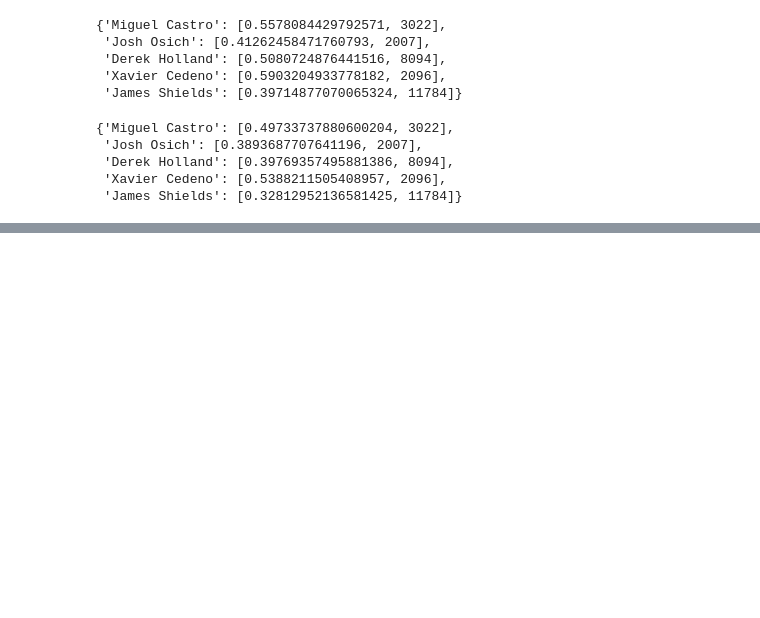
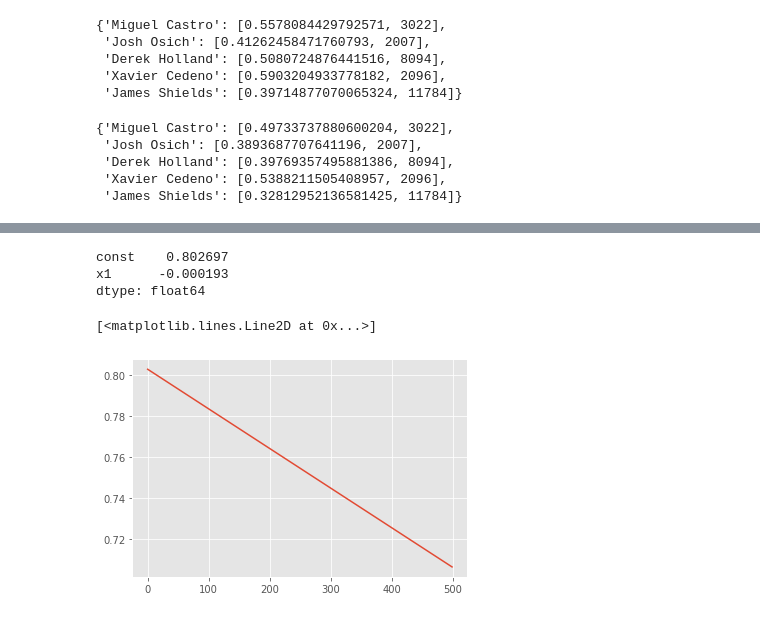
Before and after one commit to morganabbitt/MLB-Pitches, a Jupyter notebook: Notebooks/pitchers_outcomes.ipynb, the cells around one changed output, grey strips where cells are left out. Cells and saved outputs as stored; diff of their text form; code cells hidden in the pictures; blank space fills up the shorter version.

```diff
--- a/Notebooks/pitchers_outcomes.ipynb
+++ b/Notebooks/pitchers_outcomes.ipynb
@@ -400,0 +489,7 @@ plt.savefig('../Graphics/Normalized_baa_accuracy.png')
+# %%
+X = sm.add_constant(np.arange(500))
+y = df_all_acc['batting_avg_agnst']/np.max(df_all_acc['batting_avg_agnst'])
+# %%
+simple_linear = OLS(y, X)
+sm_results = simple_linear.fit()
+sm_results.summary()
@@ -400,0 +516,12 @@ plt.savefig('../Graphics/Normalized_baa_accuracy.png')
+# %%
+sm_results.params
+# %% [output]
+const    0.802697
+x1      -0.000193
+dtype: float64
+# %%
+x = np.arange(500)
+plt.plot(sm_results.params[0] + x * sm_results.params[1])
+# %% [output]
+[<matplotlib.lines.Line2D at 0x...>]
+[figure, added]
```
Also changed, not shown: parts of 45 cells of this notebook, 6 other files.
